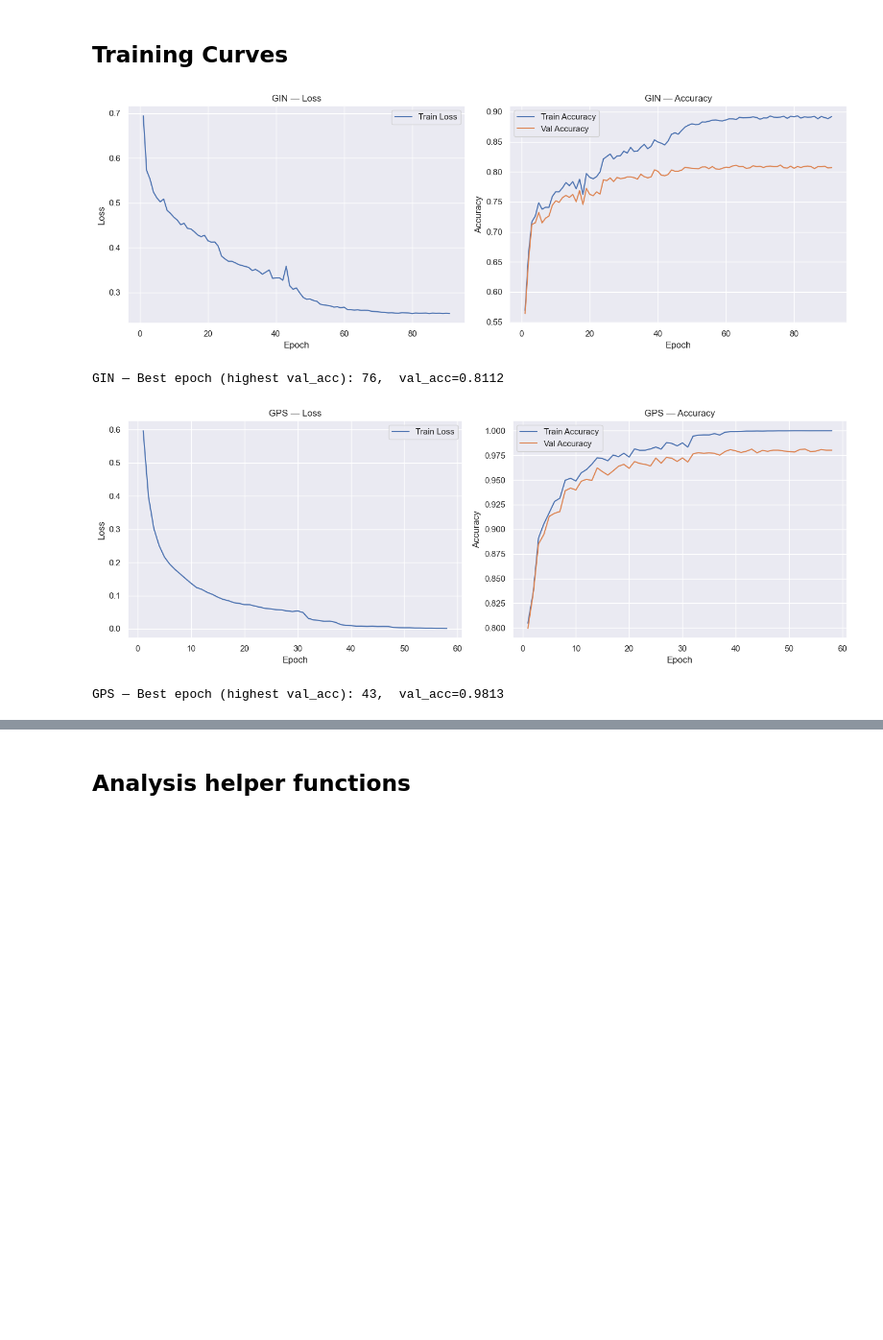
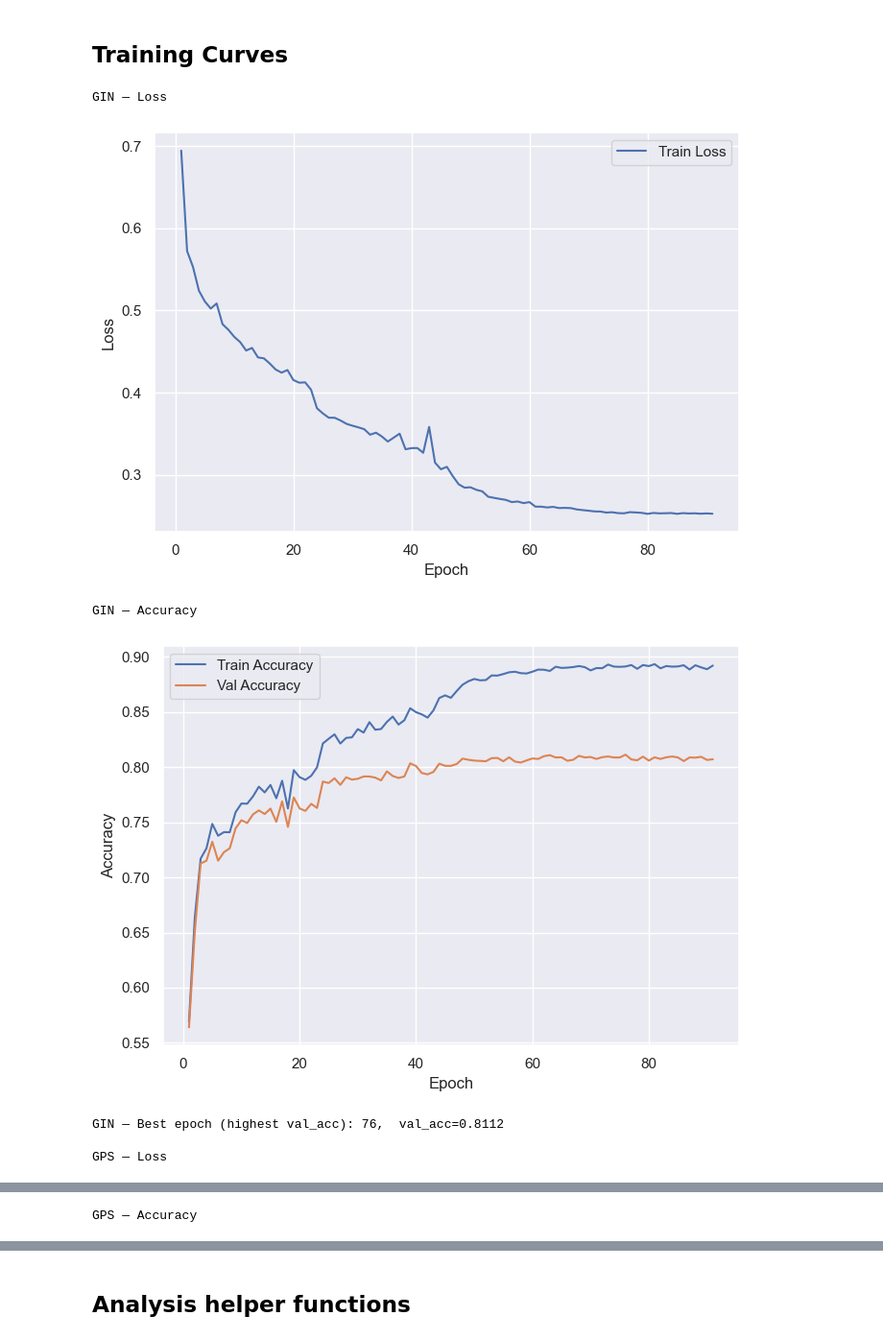
Before and after one commit to rivalxy/gnn-graph-theory, a Jupyter notebook: analysis.ipynb, the cells around one changed output, grey strips where cells are left out. Shown at 96% size. Cells and saved outputs as stored; diff of their text form; code cells hidden in the pictures; blank space fills up the shorter version.

```diff
--- a/analysis.ipynb
+++ b/analysis.ipynb
@@ -79,48 +73,41 @@ summary_table.style.format("{:.4f}")
 # %%
 for model_name, cfg in [("GIN", GIN_CONFIG), ("GPS", GPS_CONFIG)]:
     history = pd.read_csv(cfg["history"])
 
     has_loss = "train_loss" in history.columns
-    ncols = 2 if has_loss else 1
-    fig, axes = plt.subplots(1, ncols, figsize=(7 * ncols, 5))
-    if ncols == 1:
-        axes = [axes]
 
     if has_loss:
-        sns.lineplot(
-            data=history, x="epoch", y="train_loss", label="Train Loss", ax=axes[0]
-        )
+        fig, ax = plt.subplots(figsize=(7, 5))
+        sns.lineplot(data=history, x="epoch", y="train_loss", label="Train Loss", ax=ax)
         if "val_loss" in history.columns:
-            sns.lineplot(
-                data=history, x="epoch", y="val_loss", label="Val Loss", ax=axes[0]
-            )
-        axes[0].set_xlabel("Epoch")
-        axes[0].set_ylabel("Loss")
-        axes[0].set_title(f"{model_name} — Loss")
-        axes[0].legend()
-        acc_ax = axes[1]
-    else:
-        acc_ax = axes[0]
+            sns.lineplot(data=history, x="epoch", y="val_loss", label="Val Loss", ax=ax)
+        ax.set_xlabel("Epoch")
+        ax.set_ylabel("Loss")
+        ax.legend()
+        plt.tight_layout()
+        print(f"{model_name} — Loss")
+        plt.show()
 
-    sns.lineplot(
-        data=history, x="epoch", y="train_acc", label="Train Accuracy", ax=acc_ax
-    )
-    sns.lineplot(data=history, x="epoch", y="val_acc", label="Val Accuracy", ax=acc_ax)
-    acc_ax.set_xlabel("Epoch")
-    acc_ax.set_ylabel("Accuracy")
-    acc_ax.set_title(f"{model_name} — Accuracy")
-    acc_ax.legend()
-
+    fig, ax = plt.subplots(figsize=(7, 5))
+    sns.lineplot(data=history, x="epoch", y="train_acc", label="Train Accuracy", ax=ax)
+    sns.lineplot(data=history, x="epoch", y="val_acc", label="Val Accuracy", ax=ax)
+    ax.set_xlabel("Epoch")
+    ax.set_ylabel("Accuracy")
+    ax.legend()
     plt.tight_layout()
+    print(f"{model_name} — Accuracy")
     plt.show()
 
     best_epoch = history.loc[history["val_acc"].idxmax()]
     print(
         f"{model_name} — Best epoch (highest val_acc): {int(best_epoch['epoch'])},  val_acc={best_epoch['val_acc']:.4f}"
     )
     print()
 # %% [output]
+GIN — Loss
-[figure, old version]
+[figure, new version]
-GIN — Best epoch (highest val_acc): 76,  val_acc=0.8112
+GIN — Accuracy
-[figure, old version]
+[figure, new version]
-GPS — Best epoch (highest val_acc): 43,  val_acc=0.9813
+GIN — Best epoch (highest val_acc): 76,  val_acc=0.8112
+
+GPS — Loss
@@ -126,0 +115 @@ GPS — Best epoch (highest val_acc): 43,  val_acc=0.9813
+GPS — Accuracy
```
Also changed, not shown: parts of 23 cells of this notebook, 2 other files.
